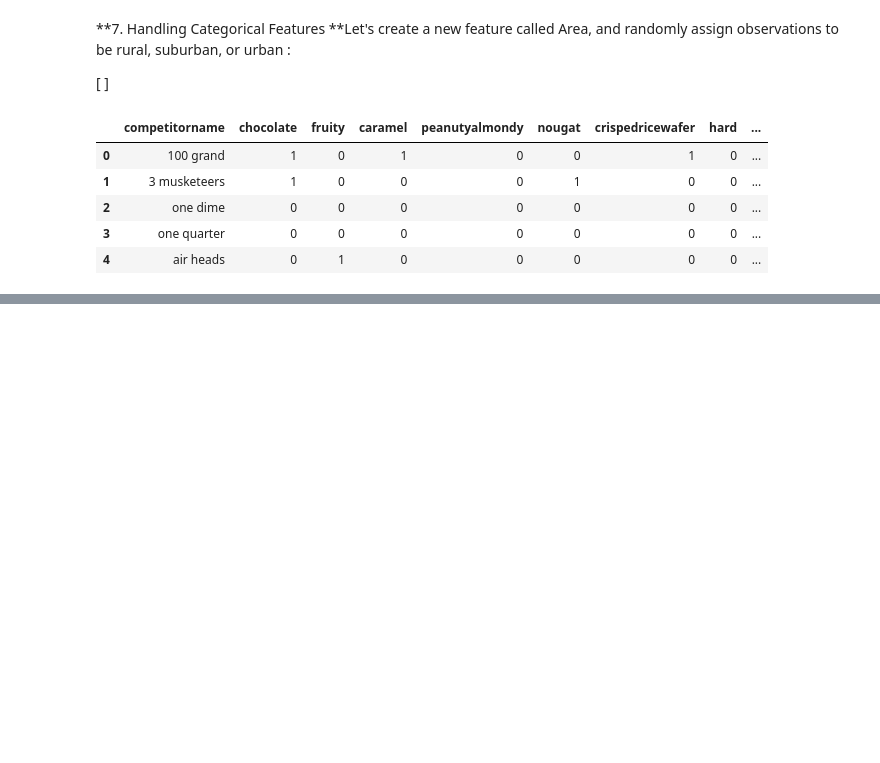
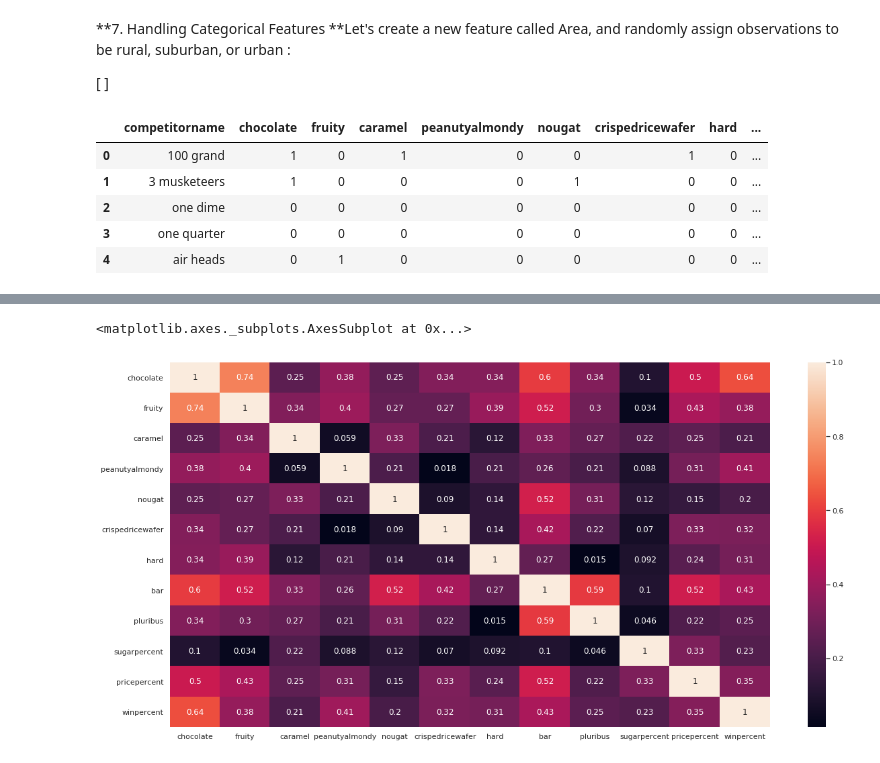
Before and after one commit to URP-DataScience/URP_ML1, a Jupyter notebook: ML Foundation Project.ipynb, the cells around one changed output, grey strips where cells are left out. Cells and saved outputs as stored; diff of their text form; code cells hidden in the pictures; blank space fills up the shorter version.

```diff
--- a/ML Foundation Project.ipynb
+++ b/ML Foundation Project.ipynb
@@ -796,0 +836,10 @@ candy_data.head()
+# %%
+candy_data.sugarpercent = round(candy_data.sugarpercent,3)
+candy_data.pricepercent = round(candy_data.pricepercent,3)
+candy_data.winpercent = round(candy_data.winpercent,3)
+# %%
+plt.figure(figsize=(20,10))
+sns.heatmap(candy_data.corr().abs(),annot=True)
+# %% [output]
+<matplotlib.axes._subplots.AxesSubplot at 0x...>
+[figure, added]
```
Also changed, not shown: parts of 28 cells of this notebook.
